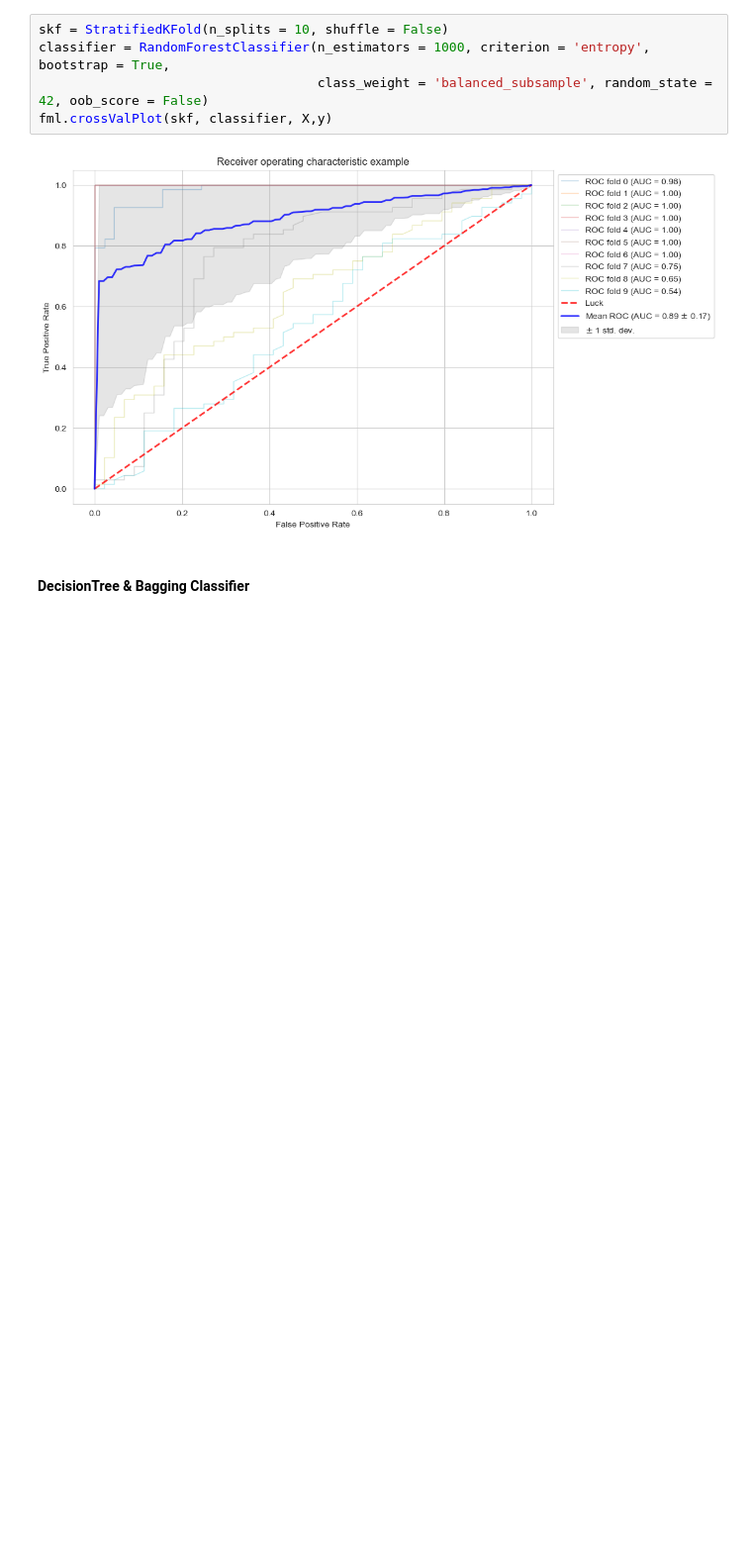
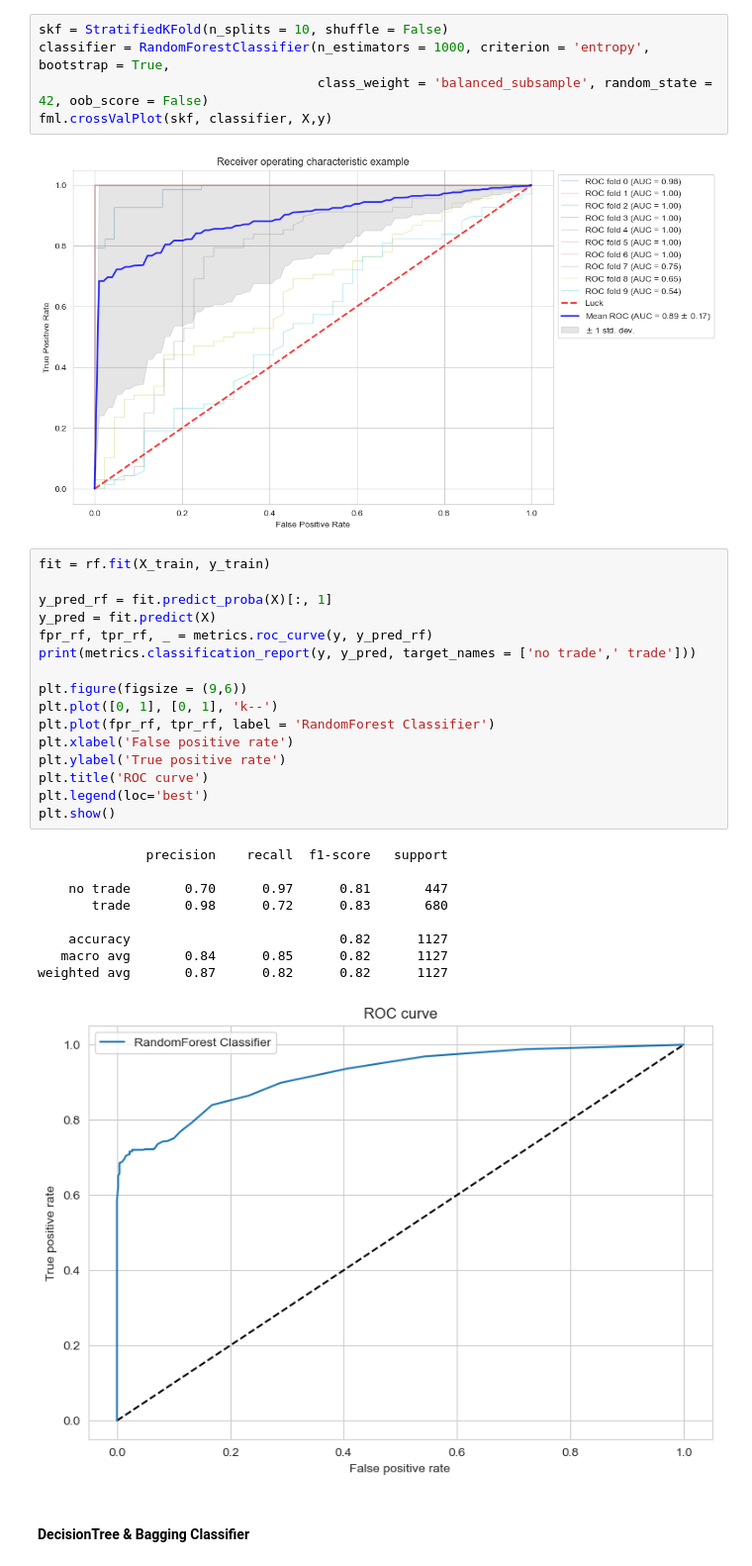
Before and after one commit to Tommylee1013/Advances-in-Financial-Machine-Learning, a Jupyter notebook: KOSPI_future200.ipynb, the cells around one changed output. Shown at 99% size. Cells and saved outputs as stored; diff of their text form; blank space fills up the shorter version.

```diff
--- a/KOSPI_future200.ipynb
+++ b/KOSPI_future200.ipynb
@@ -532,6 +532,32 @@ classifier = RandomForestClassifier(n_estimators = 1000, criterion = 'entropy',
 fml.crossValPlot(skf, classifier, X,y)
 # %% [output]
 [figure]
+# %%
+fit = rf.fit(X_train, y_train)
+
+y_pred_rf = fit.predict_proba(X)[:, 1]
+y_pred = fit.predict(X)
+fpr_rf, tpr_rf, _ = metrics.roc_curve(y, y_pred_rf)
+print(metrics.classification_report(y, y_pred, target_names = ['no trade',' trade']))
+
+plt.figure(figsize = (9,6))
+plt.plot([0, 1], [0, 1], 'k--')
+plt.plot(fpr_rf, tpr_rf, label = 'RandomForest Classifier')
+plt.xlabel('False positive rate')
+plt.ylabel('True positive rate')
+plt.title('ROC curve')
+plt.legend(loc='best')
+plt.show()
+# %% [output]
+              precision    recall  f1-score   support
+
+    no trade       0.70      0.97      0.81       447
+       trade       0.98      0.72      0.83       680
+
+    accuracy                           0.82      1127
+   macro avg       0.84      0.85      0.82      1127
+weighted avg       0.87      0.82      0.82      1127
+[figure, added]
 # %% [markdown]
 #### DecisionTree & Bagging Classifier
 # %%
```
Also changed, not shown: parts of 9 cells of this notebook, 2 other files.
